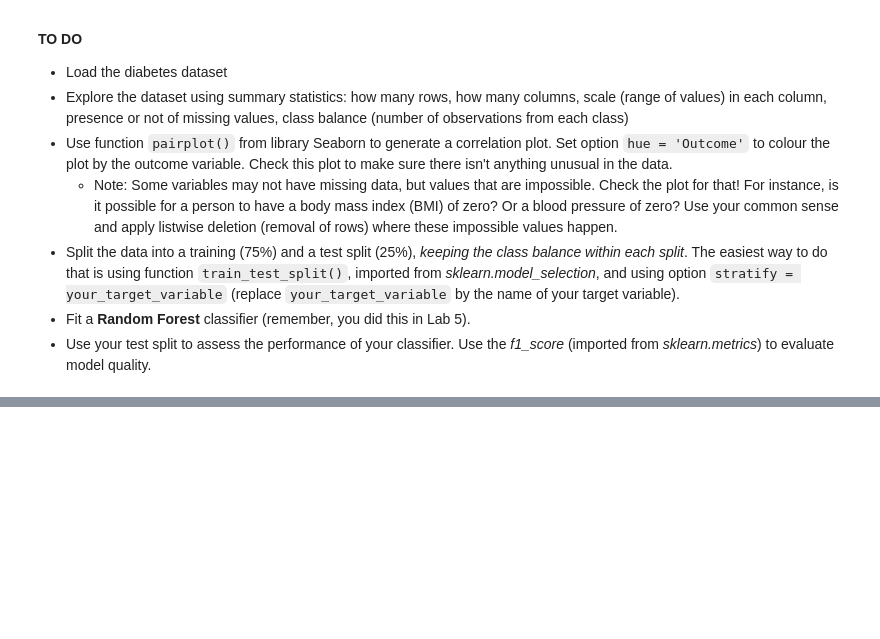
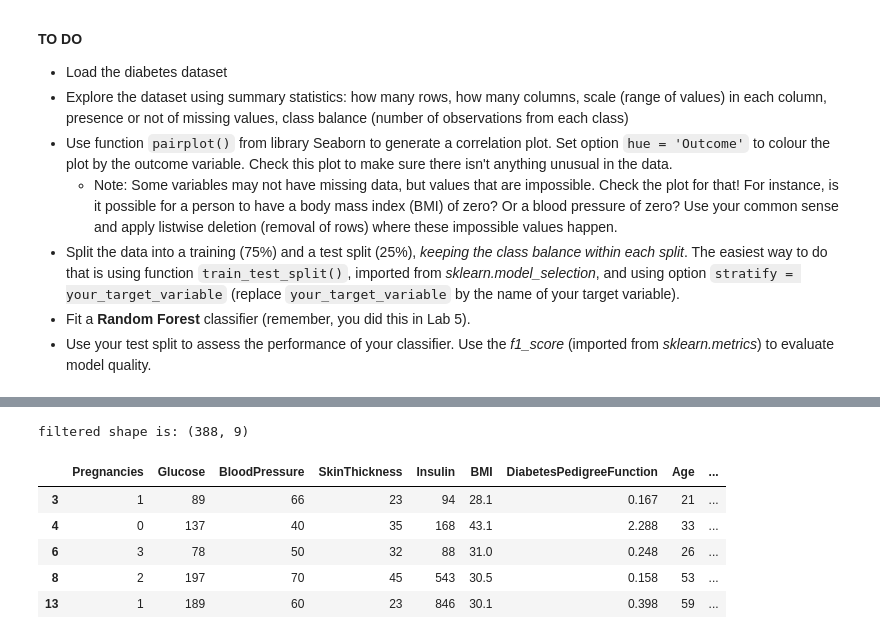
Before and after one commit to TheCherubQueen/DC3DMN, a Jupyter notebook: Labs/Lab06.ipynb, the cells around one changed output, grey strips where cells are left out. Drawn from its saved outputs; the diff is of its cells as text; code cells hidden in the pictures; blank space fills up the shorter version.

```diff
--- a/Labs/Lab06.ipynb
+++ b/Labs/Lab06.ipynb
@@ -49 +66,14 @@ TypeError: Index(...) must be called with a collection of some kind, 'WHERE Bloo
+# %%
+#Apply filtering
+df_filtered = df_all.loc[(df_all['BloodPressure'] >= 40) & (df_all['BMI'] > 10) & (df_all['Insulin'] > 0) & (df_all['Glucose'] > 0)]
+print(f"filtered shape is: {df_filtered.shape}")
+df_filtered.head()
+# %% [output]
+filtered shape is: (388, 9)
+|  | Pregnancies | Glucose | BloodPressure | SkinThickness | Insulin | BMI | DiabetesPedigreeFunction | Age | ... |
+| 3 | 1 | 89 | 66 | 23 | 94 | 28.1 | 0.167 | 21 | ... |
+| 4 | 0 | 137 | 40 | 35 | 168 | 43.1 | 2.288 | 33 | ... |
+| 6 | 3 | 78 | 50 | 32 | 88 | 31.0 | 0.248 | 26 | ... |
+| 8 | 2 | 197 | 70 | 45 | 543 | 30.5 | 0.158 | 53 | ... |
+| 13 | 1 | 189 | 60 | 23 | 846 | 30.1 | 0.398 | 59 | ... |
 # %%
```
Also changed, not shown: parts of 4 cells of this notebook.
